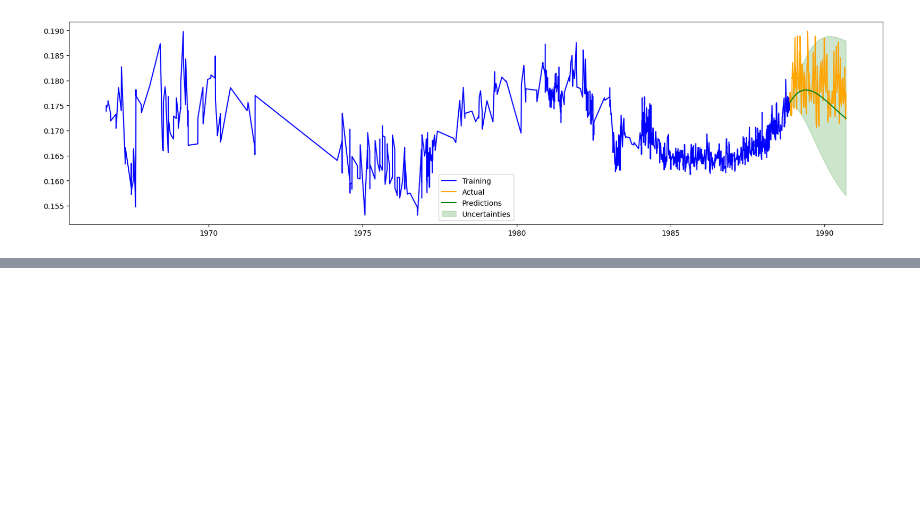
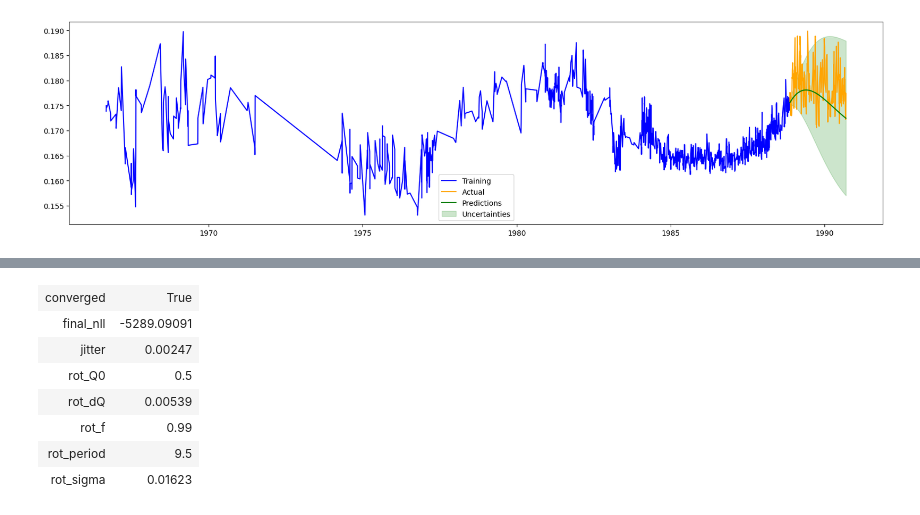
Before and after one commit to JoeyWee1/SolarCycleForecasting, a Jupyter notebook: WGPR.ipynb, the cells around one changed output, grey strips where cells are left out. Drawn from its saved outputs; the diff is of its cells as text; code cells hidden in the pictures; blank space fills up the shorter version.

Commit message:
wnb rewrite

```diff
--- a/WGPR.ipynb
+++ b/WGPR.ipynb
@@ -557,3 +557,79 @@ plot_predictions(
 True CONVERGENCE: RELATIVE REDUCTION OF F <= FACTR*EPSMCH
 RotationTerm: sigma=0.01623  period=9.500 yr  Q0=0.500  dQ=0.0054  f=0.990
 [figure]
+# %%
+# WnB rewrite
+
+import wandb
+
+KERNEL_CONFIGS = {
+      "rotation_only": {
+          "terms":  ["RotationTerm"],
+          "params": ["rot_sigma", "rot_period", "rot_Q0", "rot_dQ", "rot_f", "jitter"],
+          "p0": np.log([train_std, 10.57, 1.0, 0.01, 0.5, 1e-3]),
+          "bounds": [
+              (np.log(0.001),    np.log(sigma_upper)),
+              (np.log(9.5),      np.log(12.0)),
+              (np.log(0.5),      np.log(10.0)),
+              (np.log(0.001),    np.log(5.0)),
+              (np.log(0.01),     np.log(0.99)),
+              (np.log(1e-5),     np.log(1e-1)),
+          ],
+      },
+      "rotation+sho": {
+          "terms":  ["RotationTerm", "SHOTerm"],
+          "params": ["rot_sigma", "rot_period", "rot_Q0", "rot_dQ", "rot_f",
+                     "sho_sigma", "sho_rho", "sho_Q", "jitter"],
+          "p0": np.log([train_std, 10.57, 1.0, 0.01, 0.5, 0.005, 100.0, 0.2, 1e-3]),
+          "bounds": [
+              (np.log(0.001),    np.log(sigma_upper)),
+              (np.log(9.5),      np.log(12.0)),
+              (np.log(0.5),      np.log(10.0)),
+              (np.log(0.001),    np.log(5.0)),
+              (np.log(0.01),     np.log(0.99)),
+              (np.log(0.001),    np.log(sigma_upper)),
+              (np.log(50.0),     np.log(500.0)),
+              (np.log(0.01),     np.log(0.49)),
+              (np.log(1e-5),     np.log(1e-1)),
+          ],
+      },
+  }
+
+def build_kernel(vals, config_name):
+    if config_name == "rotation_only":
+          return terms.RotationTerm(
+              sigma=vals[0], period=vals[1], Q0=vals[2], dQ=vals[3], f=vals[4])
+    elif config_name == "rotation+sho":
+        return (
+            terms.RotationTerm(
+                sigma=vals[0], period=vals[1], Q0=vals[2], dQ=vals[3], f=vals[4])
+            + terms.SHOTerm(sigma=vals[5], rho=vals[6], Q=vals[7])
+        )
+
+def set_params(log_params, gp, config_name):
+     vals = np.exp(log_params)
+     gp.kernel = build_kernel(vals=vals, config_name=config_name)
+     gp.compute(train_df['year'], yerr = vals[-1])
+     return gp
+
+def NLL(log_params, gp, y, config_name):
+    gp = set_params(log_params, gp, config_name=config_name)
+    return -gp.log_likelihood(y)
+
+# Set up and log each config
+for config_name, config in KERNEL_CONFIGS.items():
+      wandb.init(
+          project="solar-gpr",
+          name=config_name,
+          config={
+              "kernel": config_name,
+              "terms": config["terms"],
+              "po": config['p0'],
+          }
+      )
+      gp.res = minimize(NLL, config['p0'], args=(gp, train_df["sind"].to_numpy(), config_name), method="L-BFGS-B", bounds=config['bounds'])
+      best = np.exp(gp_res.x)
+      param_dict = dict(zip(config["params"], best))
+      wandb.log({"converged": gp_res.success, "final_nll": gp_res.fun, **param_dict})
+      wandb.finish()
+# %% [output]
@@ -559,0 +652,8 @@ RotationTerm: sigma=0.01623  period=9.500 yr  Q0=0.500  dQ=0.0054  f=0.990
+| converged | True |
+| final_nll | -5289.09091 |
+| jitter | 0.00247 |
+| rot_Q0 | 0.5 |
+| rot_dQ | 0.00539 |
+| rot_f | 0.99 |
+| rot_period | 9.5 |
+| rot_sigma | 0.01623 |
```
Also changed, not shown: parts of 1 cell of this notebook, 25 other files.
